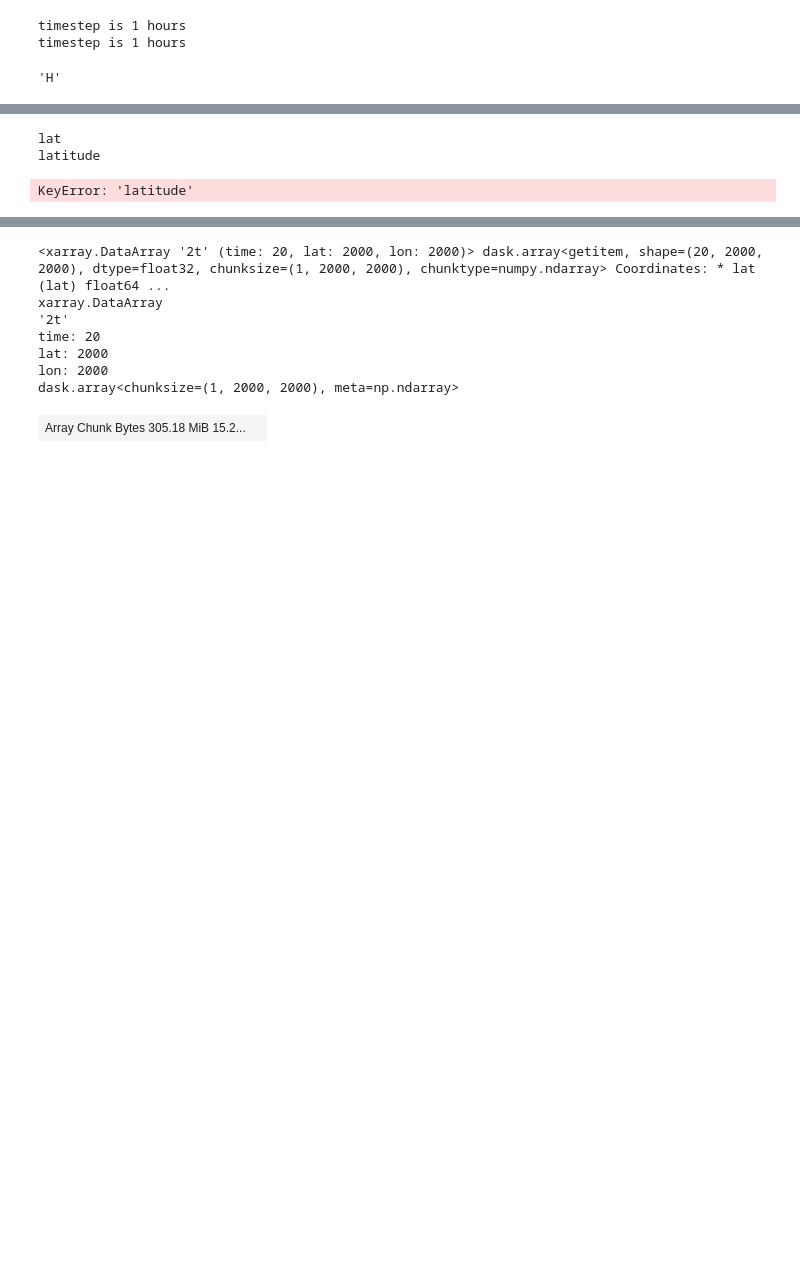
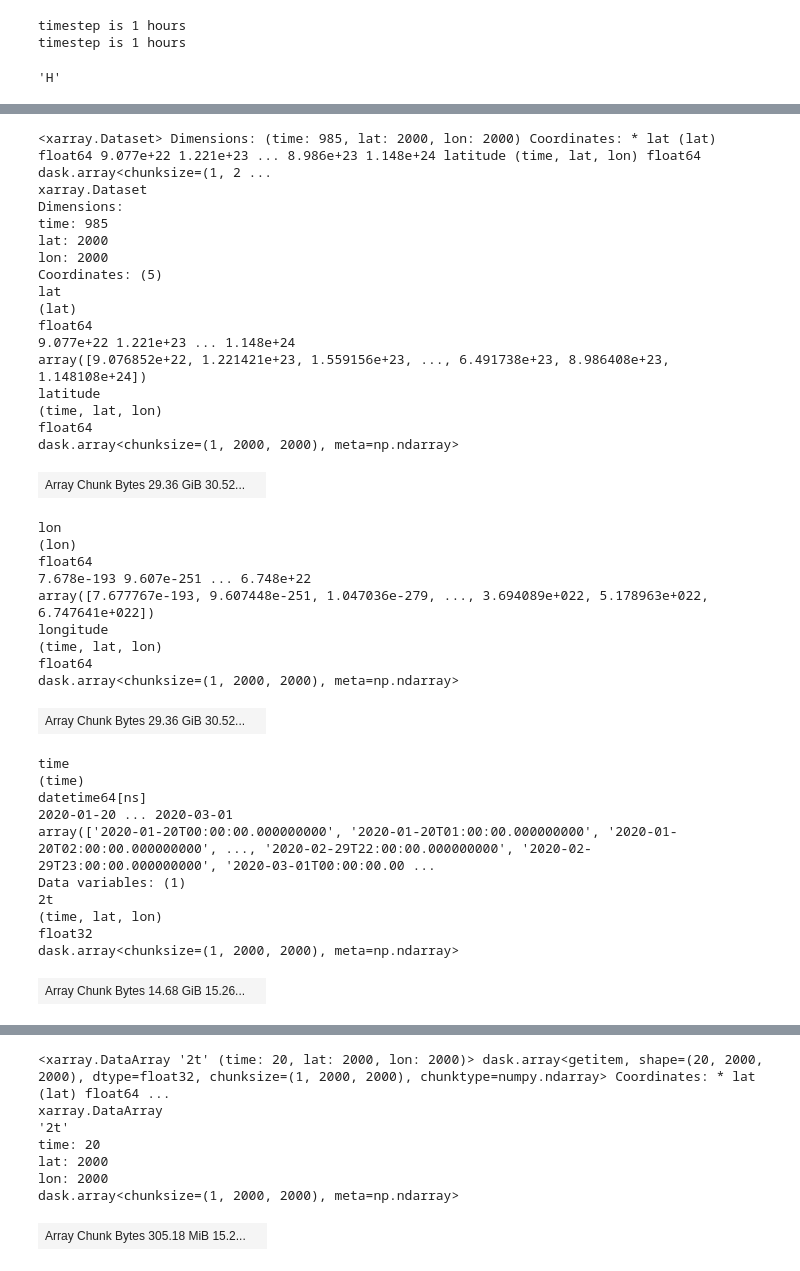
Before and after one commit to DestinE-Climate-DT/AQUA, a Jupyter notebook: demo_levante.ipynb, the cells around one changed output, grey strips where cells are left out. Drawn from its saved outputs; the diff is of its cells as text; code cells hidden in the pictures; blank space fills up the shorter version.

```diff
--- a/demo_levante.ipynb
+++ b/demo_levante.ipynb
@@ -388,7 +419,7 @@ gmean ....
 # FESOM
 # %%
 
-reader = Reader(model="FESOM", exp="tco3999-ng5", source="interpolated_np")
+reader = Reader(model="FESOM", exp="tco3999-ng5", source="np")
 #data = reader.retrieve(fix=False)
 #data = reader.retrieve(apply_unit_fix=False)
 FESOM = reader.retrieve()
@@ -470,10 +486,41 @@ Attributes: (0)
-# %%
-temp = 0
-temp_c = 'time'
-for i in FESOM_small.coords:
-    print(i)
-    temp = FESOM_small.stack(temp_c = [temp_c, i])
-# %% [output]
-lat
-latitude
-KeyError: 'latitude'
+# %%
+FESOM
+# %% [output]
+<xarray.Dataset> Dimensions: (time: 985, lat: 2000, lon: 2000) Coordinates: * lat (lat) float64 9.077e+22 1.221e+23 ... 8.986e+23 1.148e+24 latitude (time, lat, lon) float64 dask.array<chunksize=(1, 2 ...
+xarray.Dataset
+Dimensions:
+time: 985
+lat: 2000
+lon: 2000
+Coordinates: (5)
+lat
+(lat)
+float64
+9.077e+22 1.221e+23 ... 1.148e+24
+array([9.076852e+22, 1.221421e+23, 1.559156e+23, ..., 6.491738e+23, 8.986408e+23, 1.148108e+24])
+latitude
+(time, lat, lon)
+float64
+dask.array<chunksize=(1, 2000, 2000), meta=np.ndarray>
+| Array Chunk Bytes 29.36 GiB 30.52... |  |
+lon
+(lon)
+float64
+7.678e-193 9.607e-251 ... 6.748e+22
+array([7.677767e-193, 9.607448e-251, 1.047036e-279, ..., 3.694089e+022, 5.178963e+022, 6.747641e+022])
+longitude
+(time, lat, lon)
+float64
+dask.array<chunksize=(1, 2000, 2000), meta=np.ndarray>
+| Array Chunk Bytes 29.36 GiB 30.52... |  |
+time
+(time)
+datetime64[ns]
+2020-01-20 ... 2020-03-01
+array(['2020-01-20T00:00:00.000000000', '2020-01-20T01:00:00.000000000', '2020-01-20T02:00:00.000000000', ..., '2020-02-29T22:00:00.000000000', '2020-02-29T23:00:00.000000000', '2020-03-01T00:00:00.00 ...
+Data variables: (1)
+2t
+(time, lat, lon)
+float32
+dask.array<chunksize=(1, 2000, 2000), meta=np.ndarray>
+| Array Chunk Bytes 14.68 GiB 15.26... |  |
```
Also changed, not shown: parts of 33 cells of this notebook, 2 other files.
